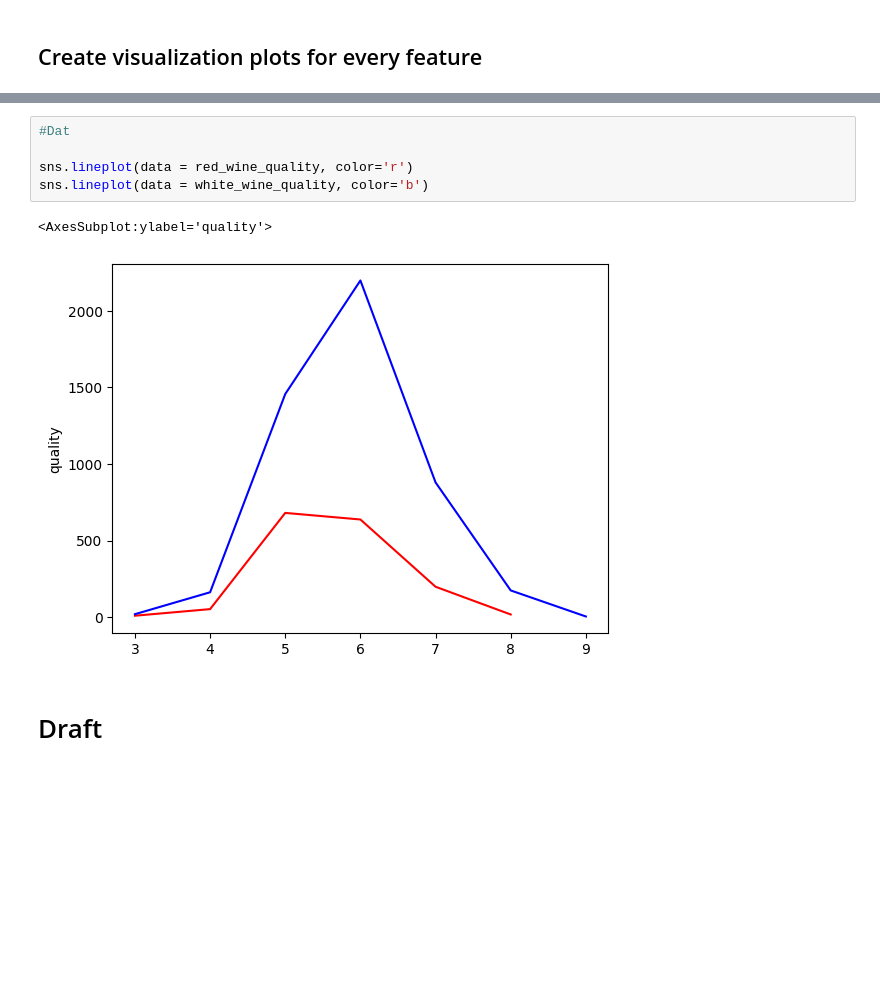
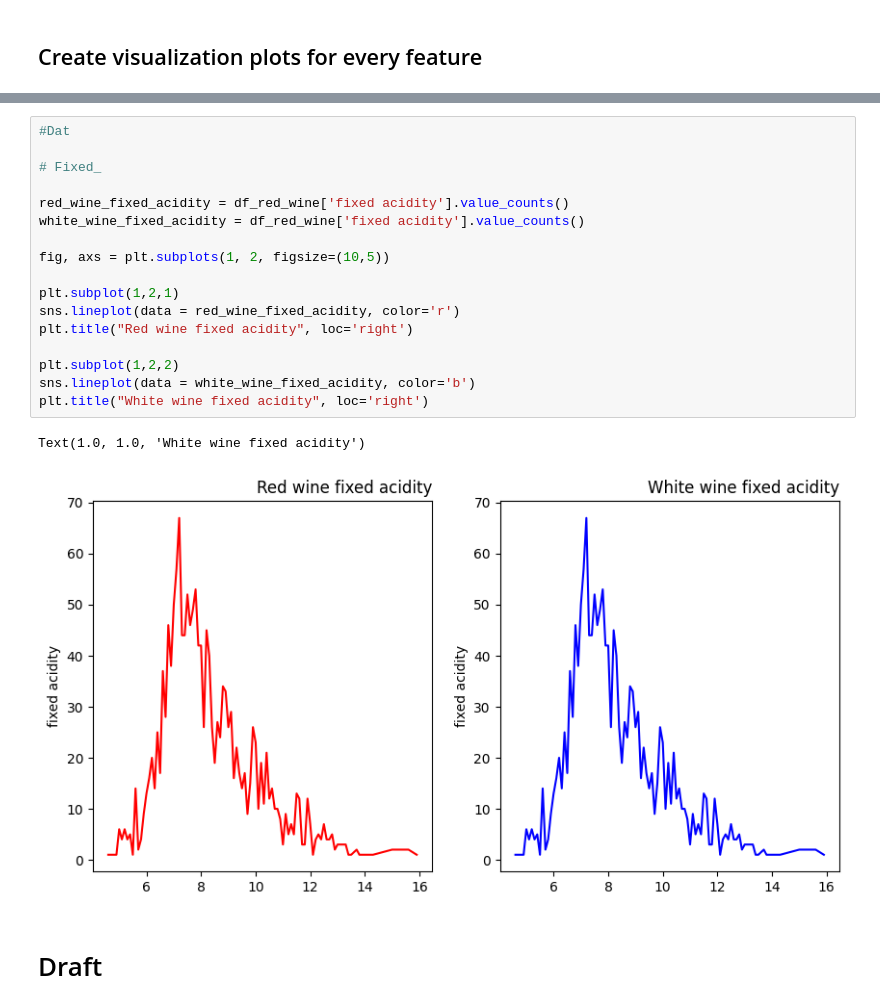
Before and after one commit to Vukhacson/WineQuality, a Jupyter notebook: SMSmall/SMSmall_Wine_quality_data_exploration.ipynb, the cells around one changed output, grey strips where cells are left out. Saved outputs shown, nothing was run; the diff lists cells and outputs as text; blank space fills up the shorter version.

Commit message:
Line graph

```diff
--- a/SMSmall/SMSmall_Wine_quality_data_exploration.ipynb
+++ b/SMSmall/SMSmall_Wine_quality_data_exploration.ipynb
@@ -265,11 +272,23 @@ plt.title("White wine quality")
 # %%
 #Dat
 
-sns.lineplot(data = red_wine_quality, color='r')
-sns.lineplot(data = white_wine_quality, color='b')
+# Fixed_
+
+red_wine_fixed_acidity = df_red_wine['fixed acidity'].value_counts()
+white_wine_fixed_acidity = df_red_wine['fixed acidity'].value_counts()
+
+fig, axs = plt.subplots(1, 2, figsize=(10,5))
+
+plt.subplot(1,2,1)
+sns.lineplot(data = red_wine_fixed_acidity, color='r')
+plt.title("Red wine fixed acidity", loc='right')
+
+plt.subplot(1,2,2)
+sns.lineplot(data = white_wine_fixed_acidity, color='b')
+plt.title("White wine fixed acidity", loc='right')
 # %% [output]
-<AxesSubplot:ylabel='quality'>
+Text(1.0, 1.0, 'White wine fixed acidity')
-[figure, old version]
+[figure, new version]
 # %% [markdown]
 # Draft
 # %% [markdown]
```
Also changed, not shown: parts of 1 cell of this notebook.
